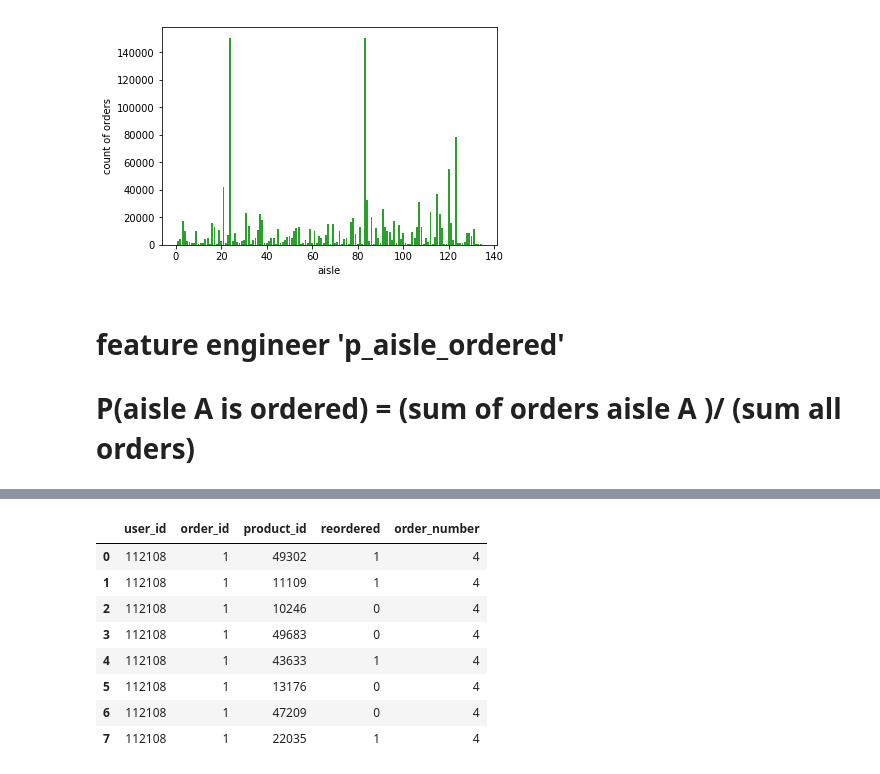
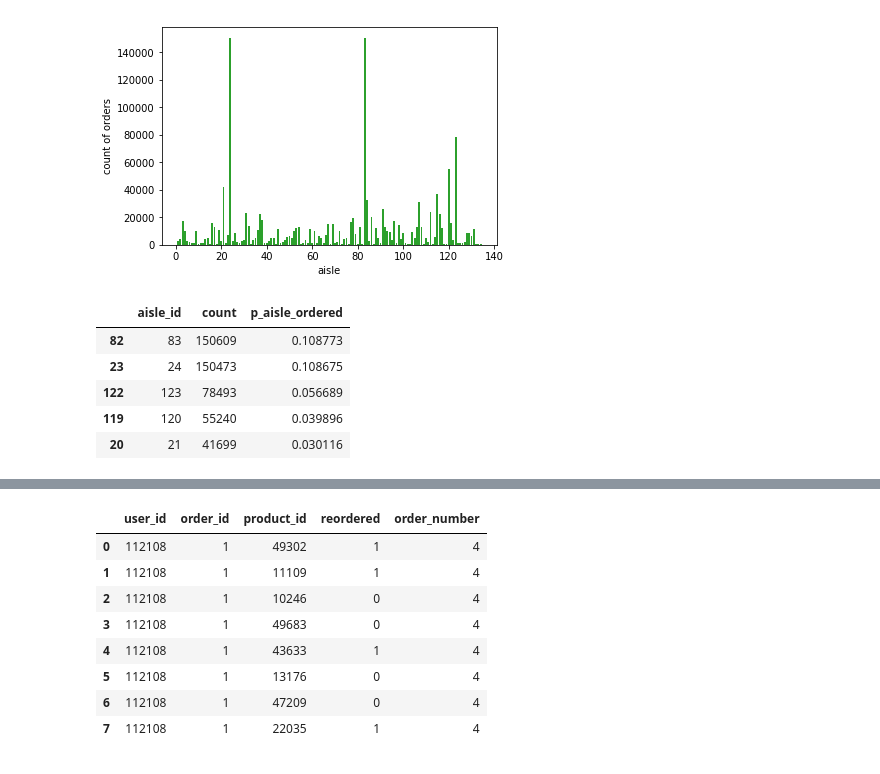
Before and after one commit to trahuyen/instacart, a Jupyter notebook: Instacart_ht.ipynb, the cells around one changed output, grey strips where cells are left out. Cells and saved outputs as stored; diff of their text form; code cells hidden in the pictures.

Commit message:
updated 2 new features for feature engineering

```diff
--- a/Instacart_ht.ipynb
+++ b/Instacart_ht.ipynb
@@ -380,6 +400,20 @@ plt.ylabel('count of orders')
 plt.show()
 # %% [output]
 [figure]
-# %% [markdown]
-# feature engineer 'p_aisle_ordered'
-# P(aisle A is ordered) = (sum of orders aisle A )/ (sum all orders)
+# %%
+# feature engineer 'p_aisle_ordered'
+# P(aisle A is ordered) = (sum of orders aisle A )/ (sum all orders)
+
+stat_df_pot_orders_prod_aisle = df_pot_orders_prod_dep.groupby('aisle_id').agg({'order_id': ['count']})
+stat_df_pot_orders_prod_aisle.columns=stat_df_pot_orders_prod_aisle.columns.droplevel(level=0)
+stat_df_pot_orders_prod_aisle=stat_df_pot_orders_prod_aisle.reset_index()
+stat_df_pot_orders_prod_aisle['p_aisle_ordered']=stat_df_pot_orders_prod_aisle['count']/sum(stat_df_pot_orders_prod_aisle['count'])
+stat_df_pot_orders_prod_aisle=stat_df_pot_orders_prod_aisle.sort_values('p_aisle_ordered',ascending=False)
+stat_df_pot_orders_prod_aisle.head()
+# %% [output]
+|  | aisle_id | count | p_aisle_ordered |
+| 82 | 83 | 150609 | 0.108773 |
+| 23 | 24 | 150473 | 0.108675 |
+| 122 | 123 | 78493 | 0.056689 |
+| 119 | 120 | 55240 | 0.039896 |
+| 20 | 21 | 41699 | 0.030116 |
```
Also changed, not shown: parts of 7 cells of this notebook.
